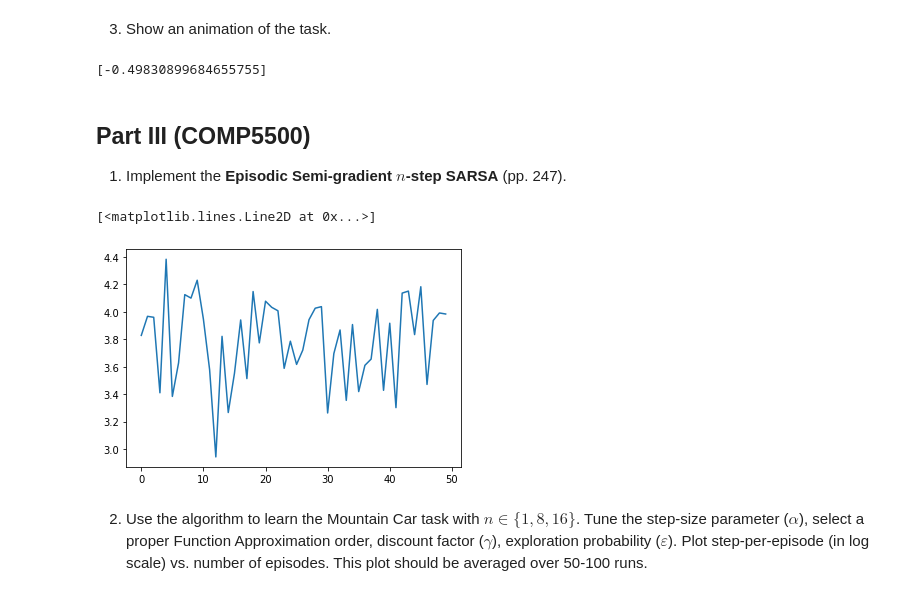
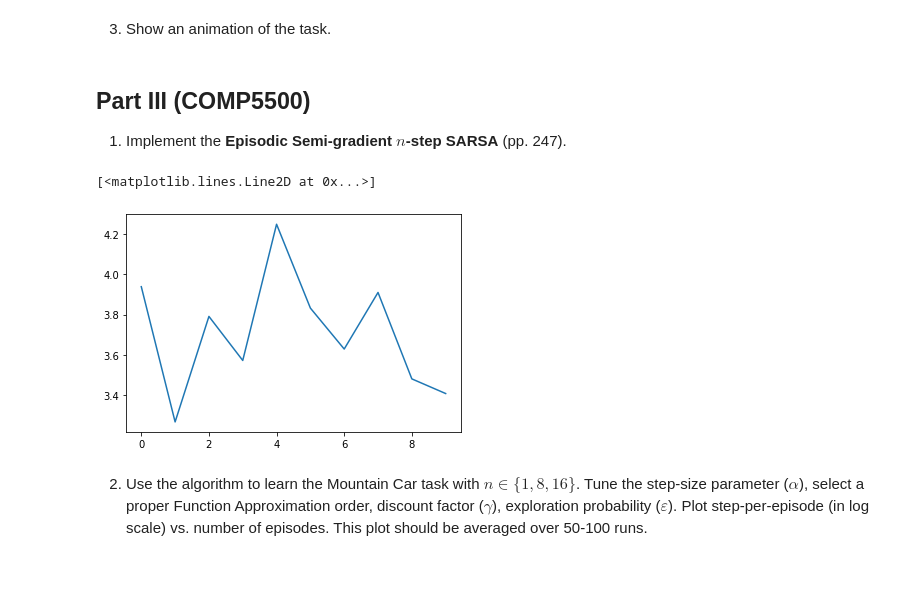
Before and after one commit to MhdMartini/ReinforcementLearning, a Jupyter notebook: hw6/Homework_6.ipynb, the cells around one changed output. Cells and saved outputs as stored; diff of their text form; code cells hidden in the pictures.

```diff
--- a/hw6/Homework_6.ipynb
+++ b/hw6/Homework_6.ipynb
@@ -137,8 +138,8 @@ class PgCar:
         pg.quit()
 
 
-# X = episode()
-# PgCar().animate(X)
+X = episode()
+PgCar().animate(X)
 # %% [markdown]
 ## Part II
 
@@ -183,16 +184,18 @@ shift = np.array((1.2, 0.07))
 scale = np.array((1.7, 0.14))
 
 def xv_to_s(xv):
+    """transform from xv to normalized state"""
     return (xv + shift) / scale
 
 def s_to_xv(s):
+    """transform from normalized state to xv"""
     return s * scale - shift
 
 def SARSA_0(d: int, num_episodes):
     car = MountainCar()
     A_ = np.array(car.actions)
-    alpha = 0.01
-    eps = 1
+    alpha = 1e-3
+    eps = 0.5
     gamma = 1
     k = 2
     W_ = np.zeros((A_.shape[0], (d + 1) ** k))  # w for each action
@@ -200,6 +203,7 @@ def SARSA_0(d: int, num_episodes):
 
 
     for episode in range(num_episodes):
+        eps = 1 / (episode + 1)
         # save positions here for each episode
         X = []
 
@@ -225,9 +229,9 @@ def SARSA_0(d: int, num_episodes):
             X.append(xp)
 
             # if terminal state is reached, update the weights and start next episode
-            if goal_reached :#or step == 10000:
-                print("Here")
+            if goal_reached: # or step == 10000:
                 W_[a] += alpha * (r - q_[a]) * x_
+                car.goal_reached = False
                 break
 
 
@@ -239,6 +243,7 @@ def SARSA_0(d: int, num_episodes):
             a_p = e_greedy(q_p_, eps)
 
             # update the weights, and make next state/action current state/action
+#             print(W_[a])
             W_[a] += alpha * (r + gamma * q_p_[a_p] - q_[a]) * x_
             s_ = s_p_
             a = a_p
@@ -273,10 +267,7 @@ Here
 # %% [markdown]
 3. Show an animation of the task.
 # %%
-# PgCar().animate(X)
-X
+PgCar().animate(X)
-# %% [output]
-[-0.49830899684655755]
 # %% [markdown]
 ## Part III (COMP5500)
 
@@ -359,12 +347,12 @@ def SemiGradientNStepSarsa(d, n, num_episodes):
         steps_per_e[episode] = t
     return W_, X, steps_per_e
 # %%
-# W, X, steps_per_e = SemiGradientNStepSarsa(d=3, n=8, num_episodes=50)
+W, X, steps_per_e = SemiGradientNStepSarsa(d=3, n=8, num_episodes=10)
 # PgCar().animate(X)
 plt.plot(np.log10(steps_per_e))
 # %% [output]
 [<matplotlib.lines.Line2D at 0x...>]
-[figure, old version]
+[figure, new version]
 # %%
 PgCar().animate(X)
 # %% [markdown]
```
Also changed, not shown: parts of 3 cells of this notebook.
